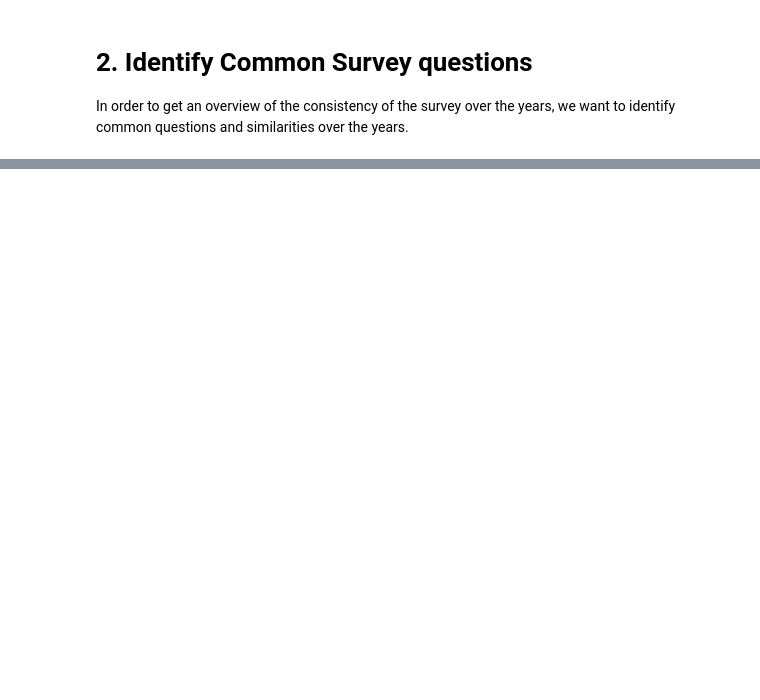
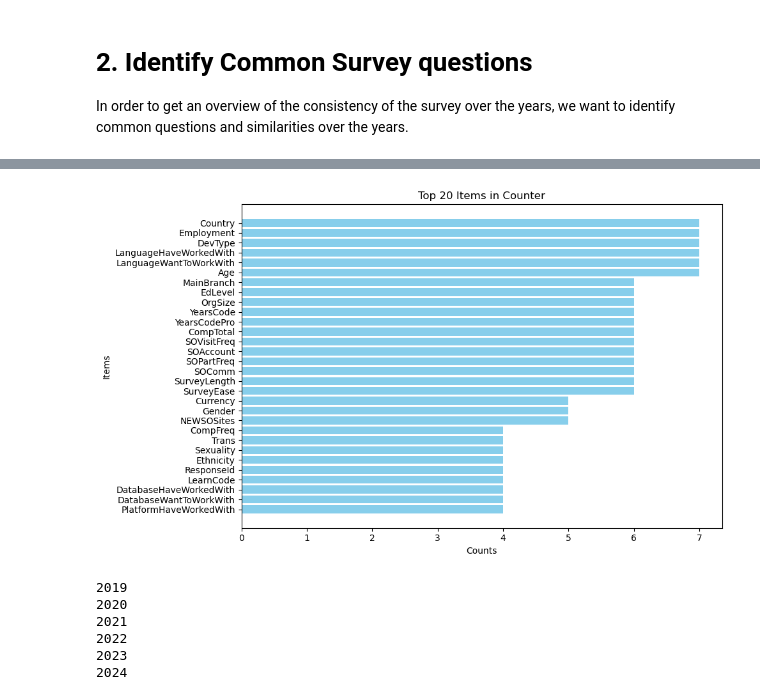
Before and after one commit to AlbertFlatscher/Stackoverflow_Survey_over_Time, a Jupyter notebook: Analysis_over_all_Years.ipynb, the cells around one changed output, grey strips where cells are left out. Saved outputs shown, nothing was run; the diff lists cells and outputs as text; code cells hidden in the pictures; blank space fills up the shorter version.

```diff
--- a/Analysis_over_all_Years.ipynb
+++ b/Analysis_over_all_Years.ipynb
@@ -139,0 +107,31 @@ plt.show()
+# %%
+data_dict = data_dict_raw
+
+# renaming interesting columns in the 2020 dataframe for consistency over the years
+data_dict['2020'] = data_dict['2020'].rename(columns={'LanguageWorkedWith': 'LanguageHaveWorkedWith'})
+data_dict['2020'] = data_dict['2020'].rename(columns={'LanguageDesireNextYear': 'LanguageWantToWorkWith'})
+
+# renaming interesting columns in the 2019 dataframe for consistency over the years
+data_dict['2019'] = data_dict['2019'].rename(columns={'LanguageWorkedWith': 'LanguageHaveWorkedWith'})
+data_dict['2019'] = data_dict['2019'].rename(columns={'LanguageDesireNextYear': 'LanguageWantToWorkWith'})
+
+# renaming interesting columns in the 2018 dataframe for consistency over the years
+data_dict['2018'] = data_dict['2018'].rename(columns={'LanguageWorkedWith': 'LanguageHaveWorkedWith'})
+data_dict['2018'] = data_dict['2018'].rename(columns={'LanguageDesireNextYear': 'LanguageWantToWorkWith'})
+# %%
+# plot a bar chart of the most common column names
+bar_column_names(data_dict, selected_years)
+# %% [output]
+[figure, added]
+# %%
+# check which years yield a certain column name
+for year in data_dict:
+    if sum(data_dict[year].columns == 'MainBranch'):
+        print(year)
+# %% [output]
+2019
+2020
+2021
+2022
+2023
+2024
```
Also changed, not shown: parts of 10 cells of this notebook.
